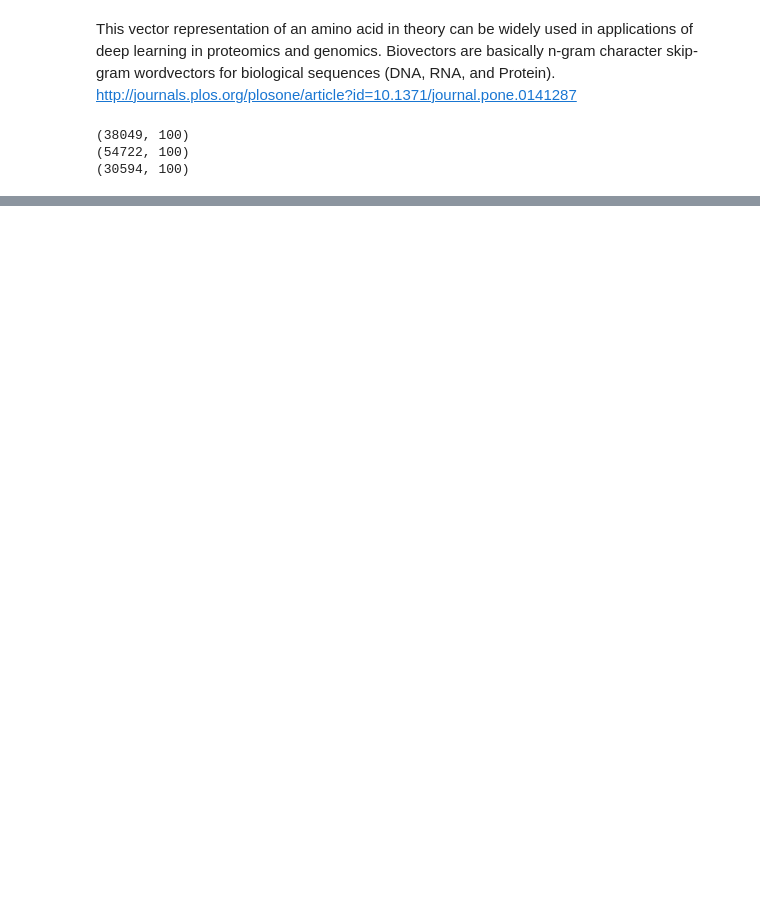
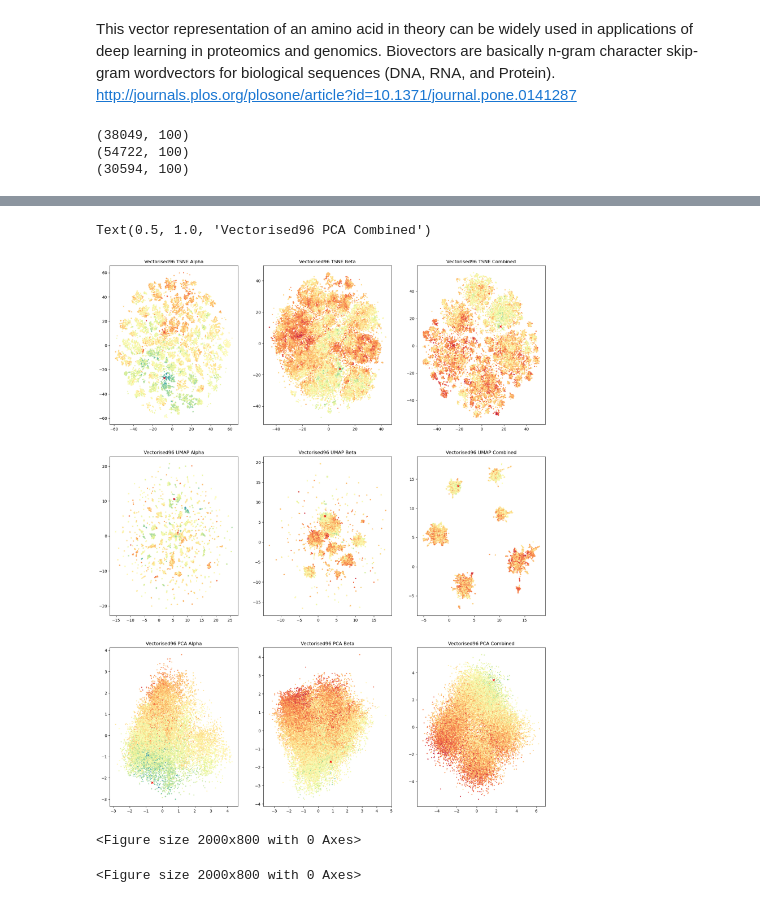
Before and after one commit to UoB-DSMP-2023-24/dsmp-2024-group-12, a Jupyter notebook: ModelPipeline.ipynb, the cells around one changed output, grey strips where cells are left out. Drawn from its saved outputs; the diff is of its cells as text; code cells hidden in the pictures; blank space fills up the shorter version.

Commit message:
plotting graphs

```diff
--- a/ModelPipeline.ipynb
+++ b/ModelPipeline.ipynb
@@ -386,0 +477,10 @@ for num, sequences in enumerate(cdr_list):
+# %%
+from sklearn.decomposition import PCA
+import umap.umap_ as umap
+from sklearn import manifold
+import matplotlib.pyplot as plt
+%matplotlib inline
+
+Umap = umap.UMAP(n_components=2)
+tsne = manifold.TSNE(n_components=2, init='pca', random_state=1, learning_rate=100)
+pca = PCA(n_components=2, svd_solver='full')
@@ -386,0 +520,65 @@ for num, sequences in enumerate(cdr_list):
+# %%
+#Run this cell to generate random plots
+
+rand_alpha_chain = np.random.randint(len(vectorised96_cosine_df[0]))
+rand_beta_chain = np.random.randint(len(vectorised96_cosine_df[1]))
+rand_combined_chain = np.random.randint(len(vectorised96_cosine_df[2]))
+
+plt.figure(figsize=(20 , 25))
+
+plt.subplot(3, 3, 1)
+plt.scatter(vectorised96_tsne[0][:, 0], vectorised96_tsne[0][:, 1], c=vectorised96_cosine_df[0][rand_alpha_chain], cmap='Spectral', marker='.', s=10)
+plt.scatter(vectorised96_tsne[0][rand_alpha_chain, 0], vectorised96_tsne[0][rand_alpha_chain, 1], c='red', marker='x', s=20)
+plt.title('Vectorised96 TSNE Alpha')
+
+plt.subplot(3, 3, 2)
+plt.scatter(vectorised96_tsne[1][:, 0], vectorised96_tsne[1][:, 1], c=vectorised96_cosine_df[1][rand_beta_chain], cmap='Spectral', marker='.', s=10)
+plt.scatter(vectorised96_tsne[1][rand_beta_chain, 0], vectorised96_tsne[1][rand_beta_chain, 1], c='red', marker='x', s=20)
+plt.title('Vectorised96 TSNE Beta')
+
+plt.subplot(3, 3, 3)
+plt.scatter(vectorised96_tsne[2][:, 0], vectorised96_tsne[2][:, 1], c=vectorised96_cosine_df[2][rand_combined_chain], cmap='Spectral', marker='.', s=10)
+plt.scatter(vectorised96_tsne[2][rand_combined_chain, 0], vectorised96_tsne[2][rand_combined_chain, 1], c='red', marker='x', s=20)
+plt.title('Vectorised96 TSNE Combined')
+
+plt.subplot(3, 3, 4)
+plt.scatter(vectorised96_umap[0][:, 0], vectorised96_umap[0][:, 1], c=vectorised96_cosine_df[0][rand_alpha_chain], cmap='Spectral', marker='.', s=10)
+plt.scatter(vectorised96_umap[0][rand_alpha_chain, 0], vectorised96_umap[0][rand_alpha_chain, 1], c='red', marker='x', s=20)
+plt.title('Vectorised96 UMAP Alpha')
+
+plt.subplot(3, 3, 5)
+plt.scatter(vectorised96_umap[1][:, 0], vectorised96_umap[1][:, 1], c=vectorised96_cosine_df[1][rand_beta_chain], cmap='Spectral', marker='.', s=10)
+plt.scatter(vectorised96_umap[1][rand_beta_chain, 0], vectorised96_umap[1][rand_beta_chain, 1], c='red', marker='x', s=20)
+plt.title('Vectorised96 UMAP Beta')
+
+plt.subplot(3, 3, 6)
+plt.scatter(vectorised96_umap[2][:, 0], vectorised96_umap[2][:, 1], c=vectorised96_cosine_df[2][rand_combined_chain], cmap='Spectral', marker='.', s=10)
+plt.scatter(vectorised96_umap[2][rand_combined_chain, 0], vectorised96_umap[2][rand_combined_chain, 1], c='red', marker='x', s=20)
+plt.title('Vectorised96 UMAP Combined')
+
+plt.subplot(3, 3, 7)
+plt.scatter(vectorised96_pca[0][:, 0], vectorised96_pca[0][:, 1], c=vectorised96_cosine_df[0][rand_alpha_chain], cmap='Spectral', marker='.', s=10)
+plt.scatter(vectorised96_pca[0][rand_alpha_chain, 0], vectorised96_pca[0][rand_alpha_chain, 1], c='red', marker='x', s=20)
+plt.title('Vectorised96 PCA Alpha')
+
+plt.subplot(3, 3, 8)
+plt.scatter(vectorised96_pca[1][:, 0], vectorised96_pca[1][:, 1], c=vectorised96_cosine_df[1][rand_beta_chain], cmap='Spectral', marker='.', s=10)
+plt.scatter(vectorised96_pca[1][rand_beta_chain, 0], vectorised96_pca[1][rand_beta_chain, 1], c='red', marker='x', s=20)
+plt.title('Vectorised96 PCA Beta')
+
+plt.subplot(3, 3, 9)
+plt.scatter(vectorised96_pca[2][:, 0], vectorised96_pca[2][:, 1], c=vectorised96_cosine_df[2][rand_combined_chain], cmap='Spectral', marker='.', s=10)
+plt.scatter(vectorised96_pca[2][rand_combined_chain, 0], vectorised96_pca[2][rand_combined_chain, 1], c='red', marker='x', s=20)
+plt.title('Vectorised96 PCA Combined')
+# %% [output]
+Text(0.5, 1.0, 'Vectorised96 PCA Combined')
+[figure, added]
+# %%
+rand_alpha_chain = np.random.randint(len(vectorised96_cosine_df[0]))
+rand_beta_chain = np.random.randint(len(vectorised96_cosine_df[1]))
+rand_combined_chain = np.random.randint(len(vectorised96_cosine_df[2]))
+
+plt.figure(figsize=(20, 8))
+# %% [output]
+<Figure size 2000x800 with 0 Axes>
+<Figure size 2000x800 with 0 Axes>
```
Also changed, not shown: parts of 11 cells of this notebook, 5 other files.
